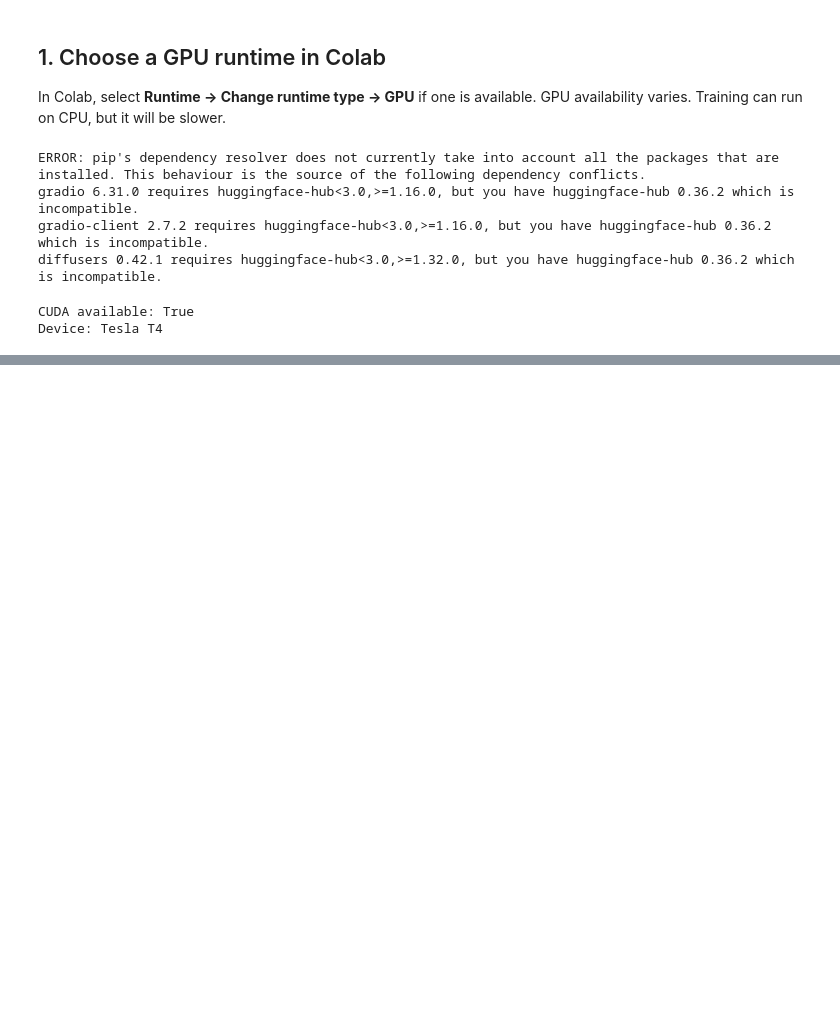
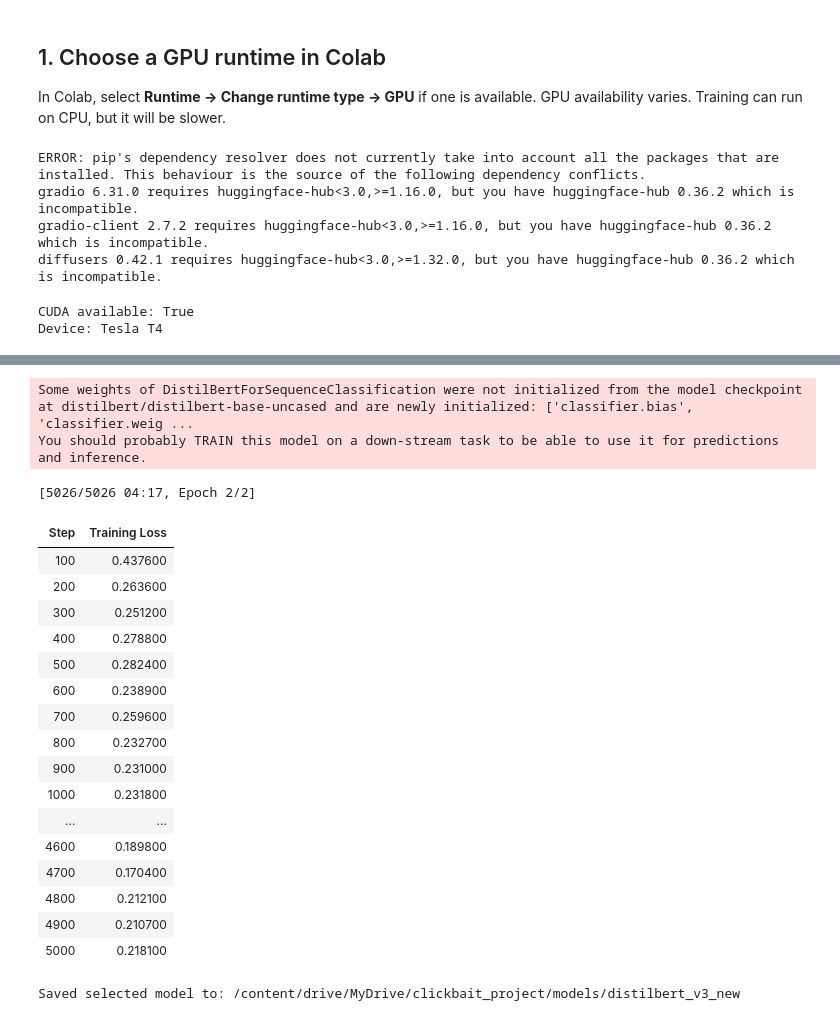
Before and after one commit to xbryan25/csc173-midterm, a Jupyter notebook: notebooks/03_distilbert_finetuning.ipynb, the cells around one changed output, grey strips where cells are left out. Saved outputs shown, nothing was run; the diff lists cells and outputs as text; code cells hidden in the pictures; blank space fills up the shorter version.

```diff
--- a/notebooks/03_distilbert_finetuning.ipynb
+++ b/notebooks/03_distilbert_finetuning.ipynb
@@ -484,0 +354,58 @@ For another training experiment, use `MODEL_ACTION = 'train'` and a new version
+# %%
+RESULTS_DIR.mkdir(parents=True, exist_ok=True)
+results_df.to_csv(RESULTS_DIR / 'distilbert_tuning_validation_metrics.csv', index=False)
+for version, frame in validation_prediction_frames.items():
+    frame.to_csv(RESULTS_DIR / f'{version}_validation_predictions.csv', index=False, encoding='utf-8-sig')
+
+SAVE_BEST_MODEL = True  # Switch to True after reviewing results and choosing the model.
+BEST_MODEL_DIR = MODELS_DIR / f"distilbert_{BEST_VERSION}_new"
+if SAVE_BEST_MODEL:
+    if BEST_MODEL_DIR.exists():
+        raise FileExistsError(f"{BEST_MODEL_DIR} already exists; choose a new destination/version to avoid overwriting.")
+    best_config = next(x for x in EXPERIMENTS if x['version'] == BEST_VERSION)
+    set_seed(SEED)
+    best_model = AutoModelForSequenceClassification.from_pretrained(
+        BASE_MODEL, num_labels=2,
+        id2label={0: 'non-clickbait/news', 1: 'clickbait'},
+        label2id={'non-clickbait/news': 0, 'clickbait': 1},
+    )
+    best_args = TrainingArguments(
+        output_dir=f'/content/distilbert_temp_best_{BEST_VERSION}',
+        num_train_epochs=best_config['epochs'],
+        per_device_train_batch_size=BATCH_SIZE,
+        learning_rate=best_config['learning_rate'],
+        weight_decay=best_config['weight_decay'],
+        logging_steps=100, save_strategy='no', report_to='none',
+        seed=SEED, fp16=torch.cuda.is_available(),
+    )
+    best_trainer = Trainer(model=best_model, args=best_args, train_dataset=train_hf,
+                           data_collator=data_collator, processing_class=tokenizer)
+    best_trainer.train()
+    BEST_MODEL_DIR.mkdir(parents=True, exist_ok=False)
+    best_trainer.save_model(str(BEST_MODEL_DIR))
+    tokenizer.save_pretrained(str(BEST_MODEL_DIR))
+    print('Saved selected model to:', BEST_MODEL_DIR)
+else:
+    print('Metrics saved. Best model weights were not saved; review results, then set SAVE_BEST_MODEL=True if desired.')
+# %% [output]
+Some weights of DistilBertForSequenceClassification were not initialized from the model checkpoint at distilbert/distilbert-base-uncased and are newly initialized: ['classifier.bias', 'classifier.weig ...
+You should probably TRAIN this model on a down-stream task to be able to use it for predictions and inference.
+[5026/5026 04:17, Epoch 2/2]
+| Step | Training Loss |
+| 100 | 0.437600 |
+| 200 | 0.263600 |
+| 300 | 0.251200 |
+| 400 | 0.278800 |
+| 500 | 0.282400 |
+| 600 | 0.238900 |
+| 700 | 0.259600 |
+| 800 | 0.232700 |
+| 900 | 0.231000 |
+| 1000 | 0.231800 |
+| ... | ... |
+| 4600 | 0.189800 |
+| 4700 | 0.170400 |
+| 4800 | 0.212100 |
+| 4900 | 0.210700 |
+| 5000 | 0.218100 |
+Saved selected model to: /content/drive/MyDrive/clickbait_project/models/distilbert_v3_new
```
Also changed, not shown: parts of 20 cells of this notebook.
